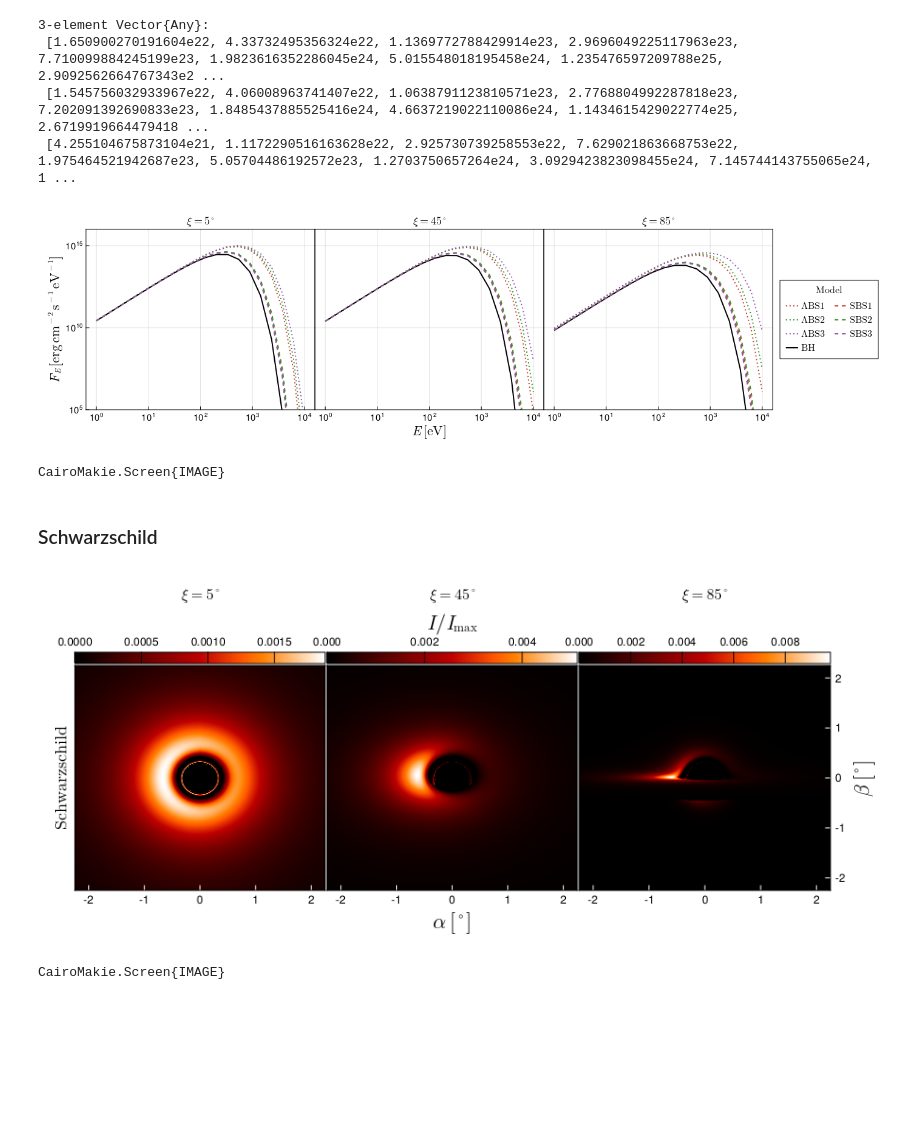
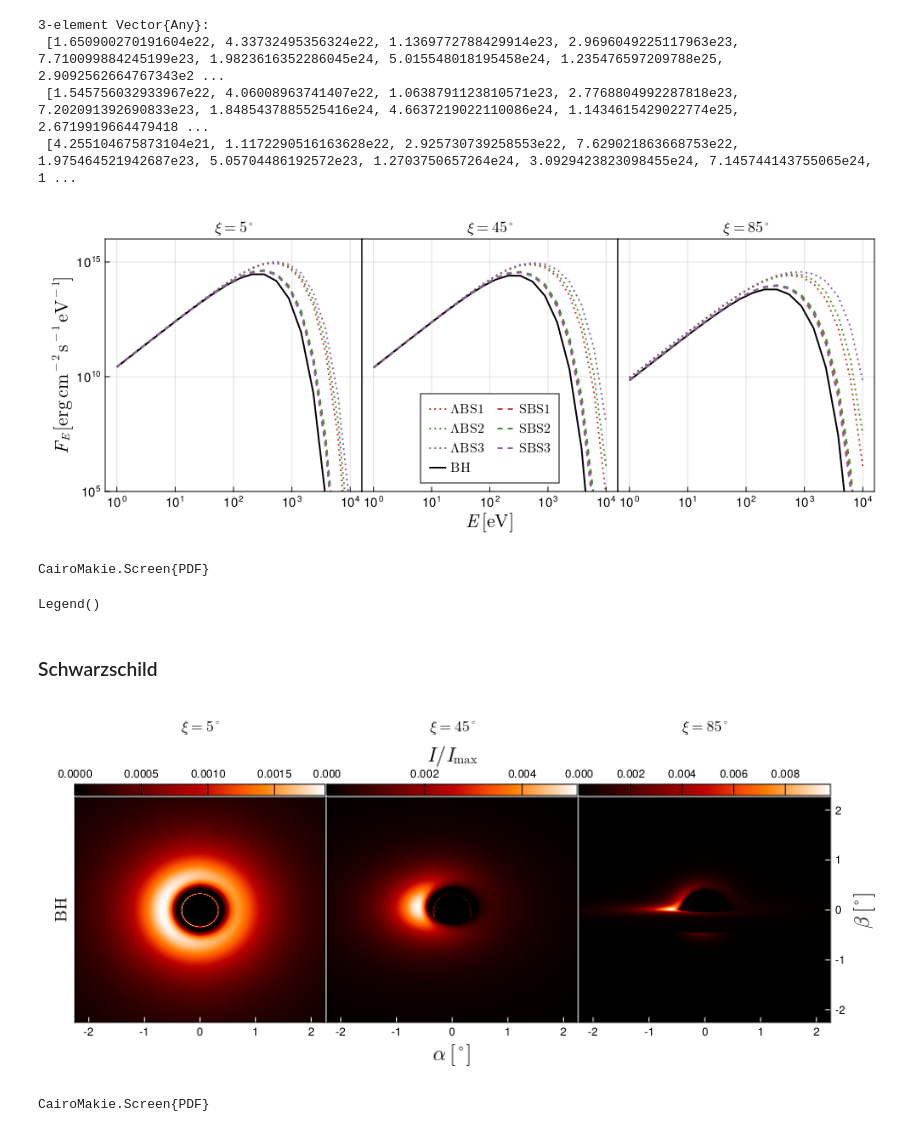
Before and after one commit to joaquinpelle/BosonStars, a Jupyter notebook: bosonstar.ipynb, the cells around one changed output. Drawn from its saved outputs; the diff is of its cells as text; code cells hidden in the pictures; blank space fills up the shorter version.

```diff
--- a/bosonstar.ipynb
+++ b/bosonstar.ipynb
@@ -210,7 +207,7 @@ data_SCH = get_data_schw(obs_energies)
 axes = Matrix{Axis}(undef, 1,3)
 set_theme!(; fonts = (; regular = "Times New Roman"))
 layout = GridLayout(1,3)
-fig = Figure(layout = layout, resolution = (1400,400))
+fig = Figure(layout = layout, resolution = (1000,400))
 inclination_labels = [L"\xi = 5^\circ", L"\xi = 45^\circ", L"\xi = 85^\circ"]
 
 for j in 1:3
@@ -243,36 +240,38 @@ for j in 1:3
         FL = data_LBS[i,j]
         labelL = L"%$(model_labelsL[i])"#, %$(inclination_labels[j])"
         lines!(ax, erg_to_eV(obs_energies), eV_to_erg(FL); linewidth=2.0, color=colors[i], linestyle=:dot, label=labelL)
     end
     FSCH = data_SCH[j]
     lines!(ax, erg_to_eV(obs_energies), eV_to_erg(FSCH); linewidth=2.0, color=:black, linestyle=:solid, label=L"\text{BH}")
-    # axislegend(ax;labelsize=20, position=:lb)
     ylims!(ax, 1e5, 1e16)
     ax.xscale = log10
     ax.yscale = log10
     ax.title = inclination_labels[j]
     ax.titlesize = 18
     ax.xlabel = L"E \, [\text{eV}]"
     ax.xlabelsize = 22
     ax.ylabelsize = 22
     ax.xticklabelsize = 15
     ax.yticklabelsize = 15
     ax.xtickalign = 1
     # supertitle = Label(fig[0,j], inclination_labels[j], justification=:center, fontsize=16, color=:black)
     # supertitle.tellwidth = false
     # supertitle.padding = (0.0, 0.0, 10.0, 0.0)
     for i in [1,2,3]
         FS = data_SBS[i,j]
         labelS = L"%$(model_labelsS[i])"#, %$(inclination_labels[j])"
         lines!(ax, erg_to_eV(obs_energies), eV_to_erg(FS); linewidth=2.0, color=colors[i], linestyle=:dash, label=labelS)
     end
+    # if j == 2
+    # end
 end
 
-leg = Legend(fig[1,4], axright, L"\text{Model}", nbanks = 4, tellwidth=true, tellheight=false, orientation=:horizontal)
+leg = axislegend(axmid, position=:cb, nbanks = 4, orientation=:horizontal)
+# leg = Legend(fig[1,2], axmid, L"\text{Model}", nbanks = 4, tellwidth=false, tellheight=false, orientation=:horizontal, valign=:bottom)
 colgap!(fig.layout, 0)
-colgap!(fig.layout, 3, 12)
+# colgap!(fig.layout, 3, 12)
 display(fig)
-save("plots/spectra.png", fig)
+save("plots/spectra.pdf", fig)
 # %% [output]
-[figure, old version]
+[figure, new version]
-CairoMakie.Screen{IMAGE}
+CairoMakie.Screen{PDF}
@@ -281,3 +278,7 @@ fig
+# %%
+leg
+# %% [output]
+Legend()
 # %% [markdown]
 ### Schwarzschild
 # %%
@@ -336,7 +337,7 @@ axright.ytickcolor = :white
 
 #Make left ylabel visible again to use as model label
 axleft.ylabelvisible = true
-axleft.ylabel = L"\text{Schwarzschild}"
+axleft.ylabel = L"\text{BH}"
 axleft.ylabelsize = 18
 
 for k in 1:3
@@ -369,7 +370,7 @@ end
 colgap!(fig.layout, 2)
 rowgap!(fig.layout, 2)
 display(fig)
-save("plots/SCHWmosaic.png", fig)
+save("plots/SCHWmosaic.pdf", fig, pt_per_unit = 0.5)
 # %% [output]
-[figure, old version]
+[figure, new version]
-CairoMakie.Screen{IMAGE}
+CairoMakie.Screen{PDF}
```
Also changed, not shown: parts of 5 cells of this notebook, 5 other files.
